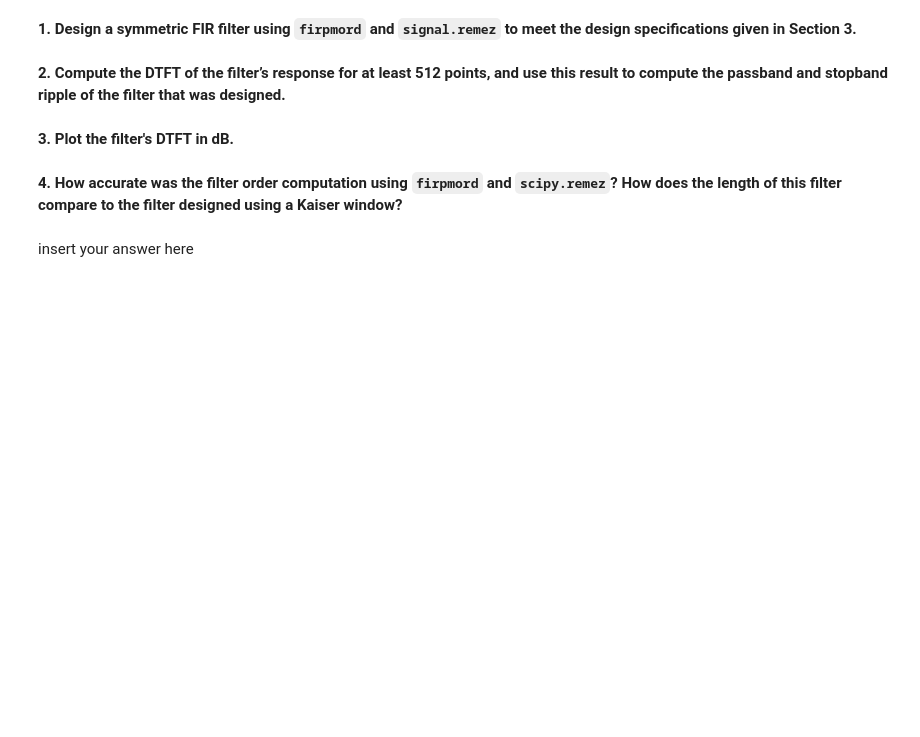
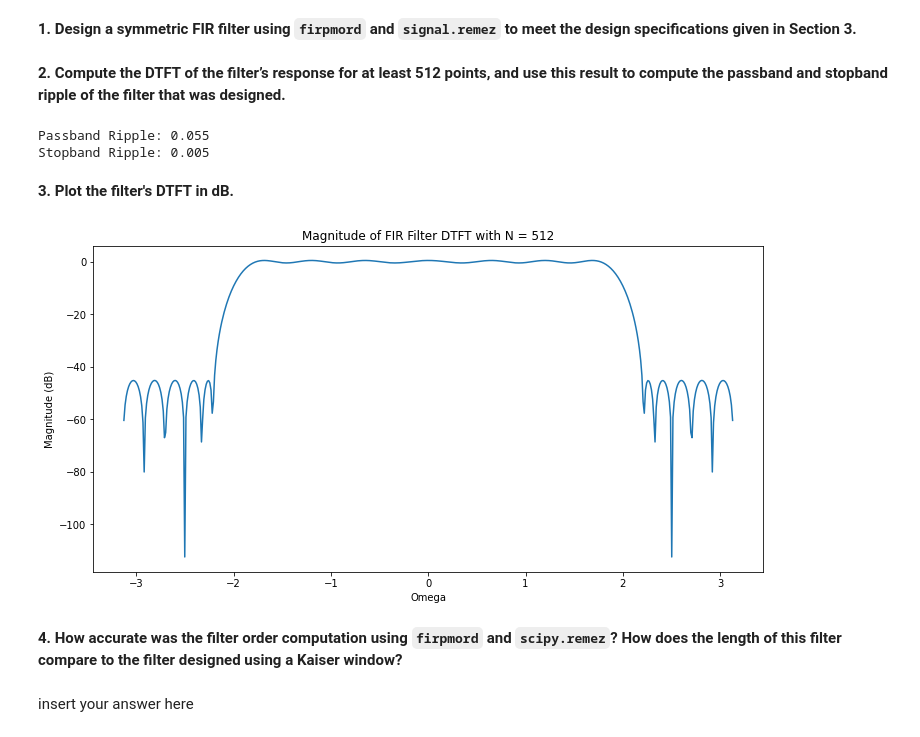
Before and after one commit to cdavin2/dsp_lab05b, a Jupyter notebook: lab05b_final_report.ipynb, the cells around one changed output. Cells and saved outputs as stored; diff of their text form; code cells hidden in the pictures; blank space fills up the shorter version.

```diff
--- a/lab05b_final_report.ipynb
+++ b/lab05b_final_report.ipynb
@@ -428,2 +446,16 @@ FIR_DTFT = DTFT(b, 512)
+# %%
+# insert your code here
+FIR_DTFT, w = DTFT(b, 512)
+
+wp_index_pb = np.where((w >= -1.8) & (w <= 1.8))
+Pb_measured = np.max(np.abs(FIR_DTFT[wp_index_pb]) - 1)
+print("Passband Ripple:", np.round(Pb_measured, 3))
+
+wp_index_sb = np.where((w >= 2.2) & (w <= np.pi))
+Sb_measured = np.max(np.abs(FIR_DTFT[wp_index_sb]))
+print("Stopband Ripple:", np.round(Sb_measured, 3))
+# %% [output]
+Passband Ripple: 0.055
+Stopband Ripple: 0.005
 # %% [markdown]
 **3. Plot the filter's DTFT in dB.**
@@ -432,3 +462,11 @@ FIR_DTFT = DTFT(b, 512)
+# %%
+plt.title("Magnitude of FIR Filter DTFT with N = 512")
+plt.ylabel("Magnitude (dB)")
+plt.xlabel("Omega")
+plt.plot(w, 20*np.log10(np.abs(FIR_DTFT)))
+plt.show()
+# %% [output]
+[figure, added]
 # %% [markdown]
 **4. How accurate was the filter order computation using `firpmord` and `scipy.remez`? How does the length of this filter compare to the filter designed using a Kaiser window?**
 # %% [markdown]
```
Also changed, not shown: parts of 21 cells of this notebook.
